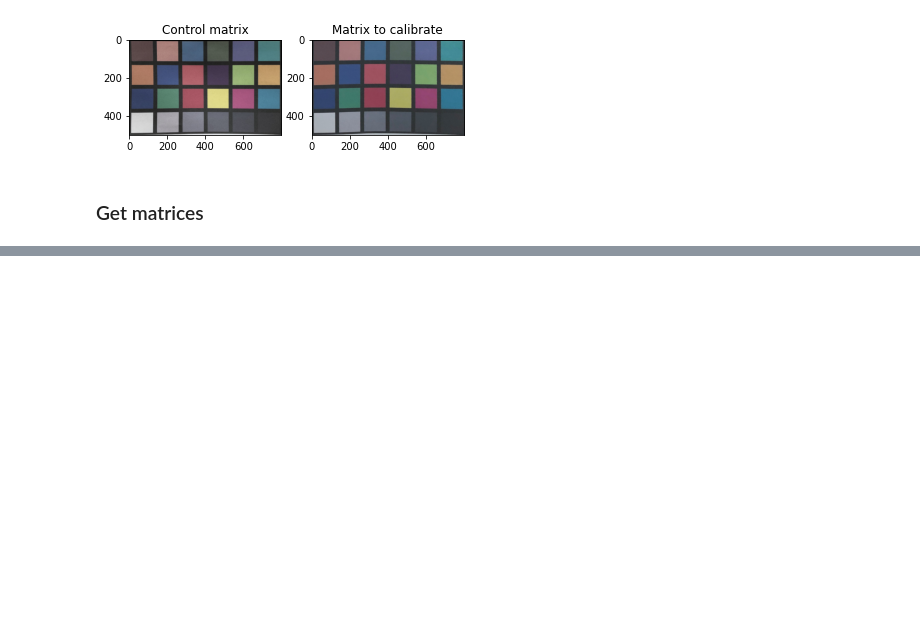
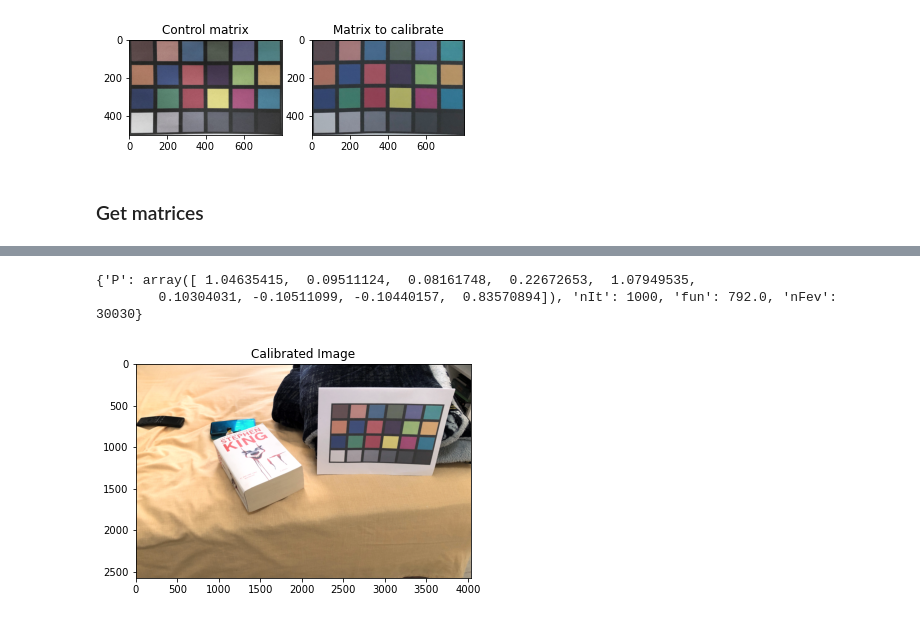
Before and after one commit to ASASauqui/Color-calibration, a Jupyter notebook: color_calibration.ipynb, the cells around one changed output, grey strips where cells are left out. Cells and saved outputs as stored; diff of their text form; code cells hidden in the pictures; blank space fills up the shorter version.

Commit message:
feat: image color calibration

```diff
--- a/color_calibration.ipynb
+++ b/color_calibration.ipynb
@@ -281,0 +298,39 @@ c =
+# %%
+def color_calibration(img, m):
+    #Para calibrar la imagen, convertimos la misma a un arreglo de (ancho*alto, 3)
+    #para poder aplicar el producto punto.
+    height, width, nch = img.shape
+    newImg = img.copy()
+    newImg = np.reshape(newImg, (height * width, nch))
+
+    dotProduct = np.matmul(newImg, m)
+    dotProduct = np.where(dotProduct > 255, 255, dotProduct)
+    dotProduct = np.where(dotProduct < 0, 0, dotProduct)
+
+    return dotProduct.reshape(img.shape).astype(img.dtype)
+# %%
+#Los bounds fueron elegidos luego de que en varias ocasiones nos percàramos de que los mejores resultados
+#del differential evolution estuvieran dentro de ese rango, y de esta manera le facilitamos el trabajo al algoritmo.
+
+bounds = [[-2,2], [-2,2], [-2,2],
+          [-2,2], [-2,2], [-2,2],
+          [-2,2], [-2,2], [-2,2]]
+# %%
+#Ejecuciòn de Differential Evolution con poblacion de 30 y 1000 generaciones
+res = differential_algorithm(objective_function, bounds, args=(mo,c), popsize=30, ngen=1000, cr=0.5)
+print(res)
+
+m = res['P']
+m = np.reshape(m, (3,3))
+# %% [output]
+{'P': array([ 1.04635415,  0.09511124,  0.08161748,  0.22672653,  1.07949535,
+        0.10304031, -0.10511099, -0.10440157,  0.83570894]), 'nIt': 1000, 'fun': 792.0, 'nFev': 30030}
+# %%
+calibratedImg = color_calibration(image_to_calibrate, m)
+
+plt.figure()
+plt.title('Calibrated Image')
+plt.imshow(calibratedImg)
+plt.show()
+# %% [output]
+[figure, added]
```
Also changed, not shown: parts of 6 cells of this notebook.
